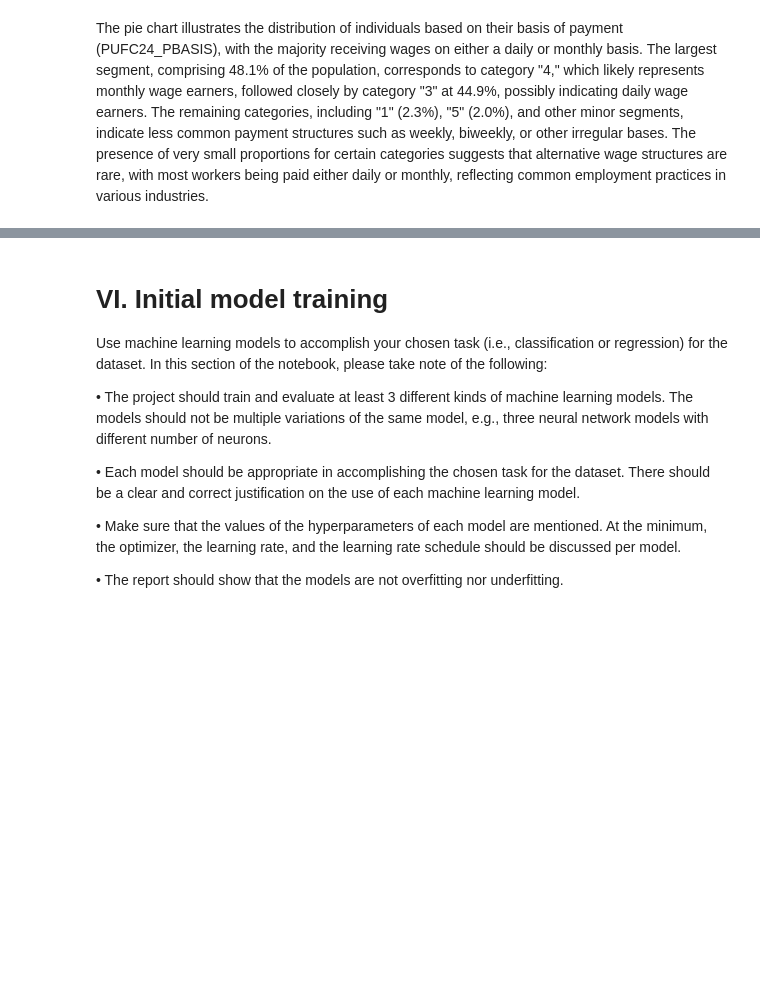
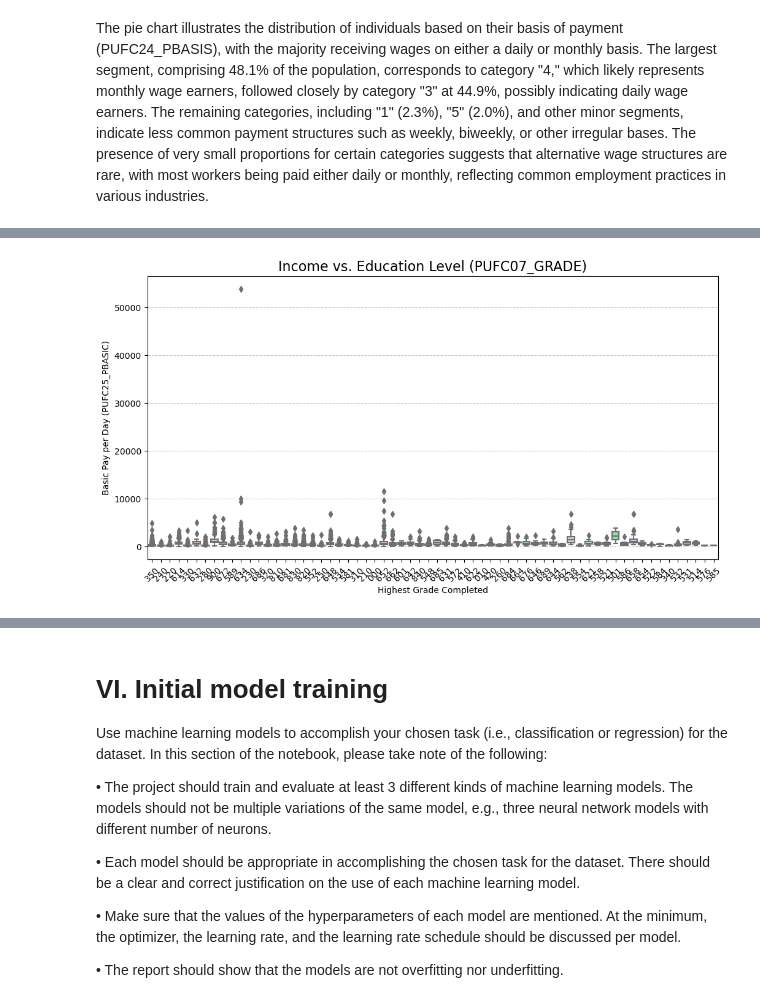
Before and after one commit to keishaleigh/STINTSYMCO, a Jupyter notebook: notebook.ipynb, the cells around one changed output, grey strips where cells are left out. Cells and saved outputs as stored; diff of their text form; code cells hidden in the pictures; blank space fills up the shorter version.

```diff
--- a/notebook.ipynb
+++ b/notebook.ipynb
@@ -510,0 +516,26 @@ The pie chart illustrates the distribution of individuals based on their basis o
+# %%
+# Convert 'PUFC25_PBASIC' to numeric, forcing errors to NaN (use 'coerce' to handle non-numeric values)
+laborforce_df['PUFC25_PBASIC'] = pd.to_numeric(laborforce_df['PUFC25_PBASIC'], errors='coerce')
+
+# Drop rows where 'PUFC25_PBASIC' is NaN (after conversion)
+df_filtered = laborforce_df.dropna(subset=['PUFC25_PBASIC'])
+
+# Filter out zero or negative values for 'PUFC25_PBASIC'
+df_filtered = df_filtered[df_filtered['PUFC25_PBASIC'] > 0]
+
+plt.figure(figsize=(12, 6))
+sns.boxplot(
+    data=df_filtered,
+    x='PUFC07_GRADE',
+    y='PUFC25_PBASIC',
+    palette='pastel'
+)
+
+plt.title('Income vs. Education Level (PUFC07_GRADE)', fontsize=16)
+plt.xlabel('Highest Grade Completed')
+plt.ylabel('Basic Pay per Day (PUFC25_PBASIC)')
+plt.xticks(rotation=45)
+plt.grid(axis='y', linestyle='--', alpha=0.7)
+plt.show()
+# %% [output]
+[figure, added]
```
Also changed, not shown: parts of 12 cells of this notebook.
